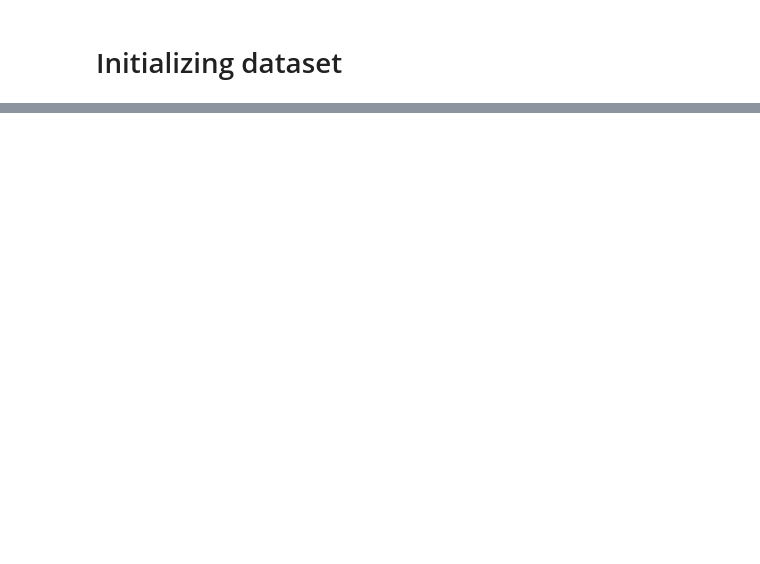
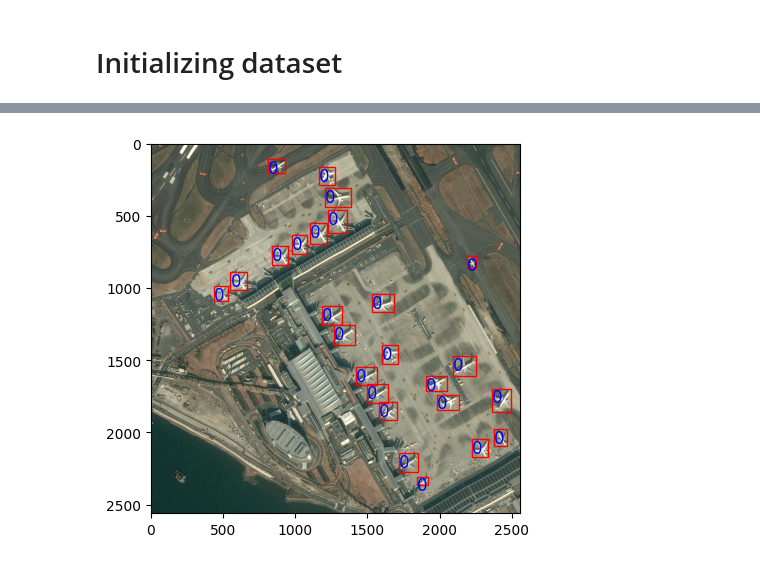
Before and after one commit to mzkingsl/satelliteOD, a Jupyter notebook: objectdetection.ipynb, the cells around one changed output, grey strips where cells are left out. Saved outputs shown, nothing was run; the diff lists cells and outputs as text; code cells hidden in the pictures; blank space fills up the shorter version.

```diff
--- a/objectdetection.ipynb
+++ b/objectdetection.ipynb
@@ -119,0 +64,4 @@ dataset[0]
+# %%
+#function to calculate the area of the bounding box
+def bbox_area(bbox):
+    return (bbox[2] - bbox[0]) * (bbox[3] - bbox[1])
@@ -136,0 +135,42 @@ for i, (images, targets) in enumerate(dataloader):
+# %%
+dataset = Dataset(annots, '/content/drive/MyDrive/Colab Notebooks/532_object detection/images/img')
+# %%
+def visualize_prediction(image, targets):
+    """
+    Visualize an image with bounding boxes and labels.
+
+    Parameters:
+    - image: a tensor of shape [C, H, W]
+    - targets: a dictionary containing 'boxes', 'labels', 'image_id', and 'area'
+    """
+    import matplotlib.pyplot as plt
+    import matplotlib.patches as patches
+    from torchvision.transforms.functional import to_pil_image
+
+    # Convert the image tensor to a PIL Image for visualization
+    image_pil = to_pil_image(image)
+
+    # Create a Matplotlib figure and axes
+    fig, ax = plt.subplots(1)
+    ax.imshow(image_pil)
+
+    # Extract boxes and labels from the targets dictionary
+    boxes = targets['boxes'].cpu().numpy()  # Convert to numpy array if it's a tensor
+    labels = targets['labels'].cpu().numpy()  # Convert labels to numpy array if it's a tensor
+
+    # Iterate through the bounding boxes and labels
+    for box, label in zip(boxes, labels):
+        # Create a Rectangle patch for each bounding box
+        rect = patches.Rectangle((box[0], box[1]), box[2] - box[0], box[3] - box[1],
+                                 linewidth=1, edgecolor='r', facecolor='none')
+        ax.add_patch(rect)
+
+        # Optionally, add the label next to the bounding box
+        ax.text(box[0], box[1], str(label), color='blue', fontsize=12, verticalalignment='top')
+
+    plt.show()
+# %%
+image, targets = dataset[15]
+visualize_prediction(image, targets)
+# %% [output]
+[figure, added]
```
Also changed, not shown: parts of 20 cells of this notebook, 2 other files.
